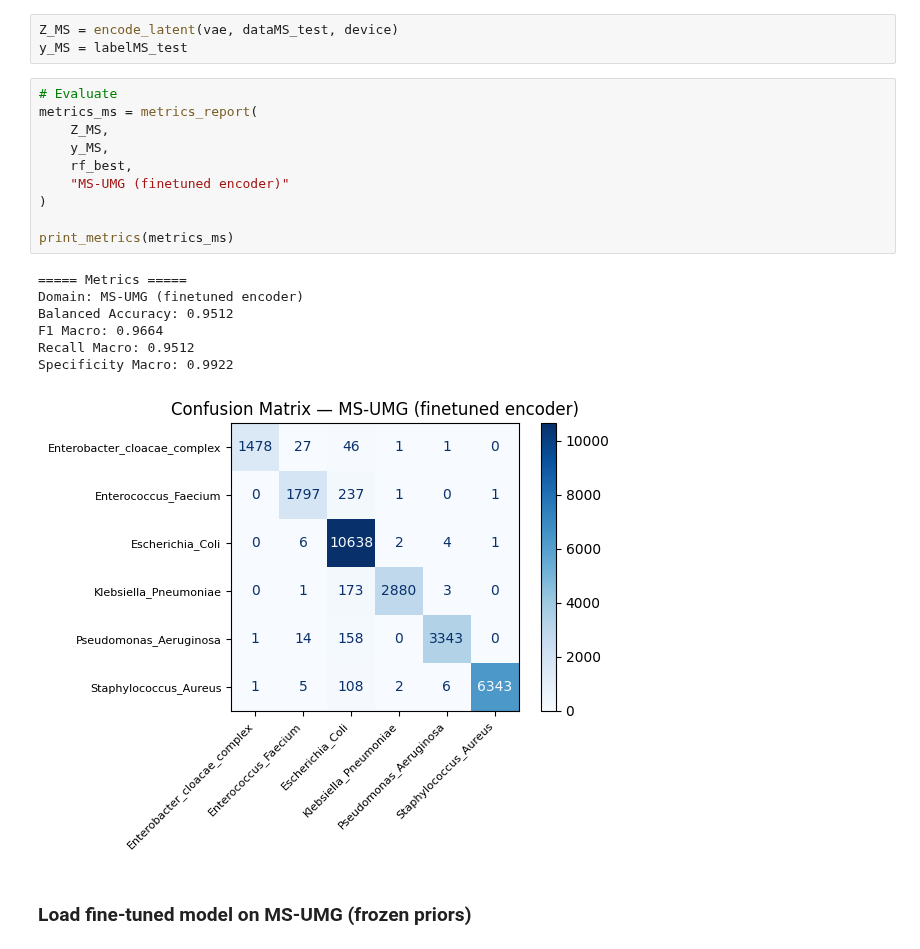
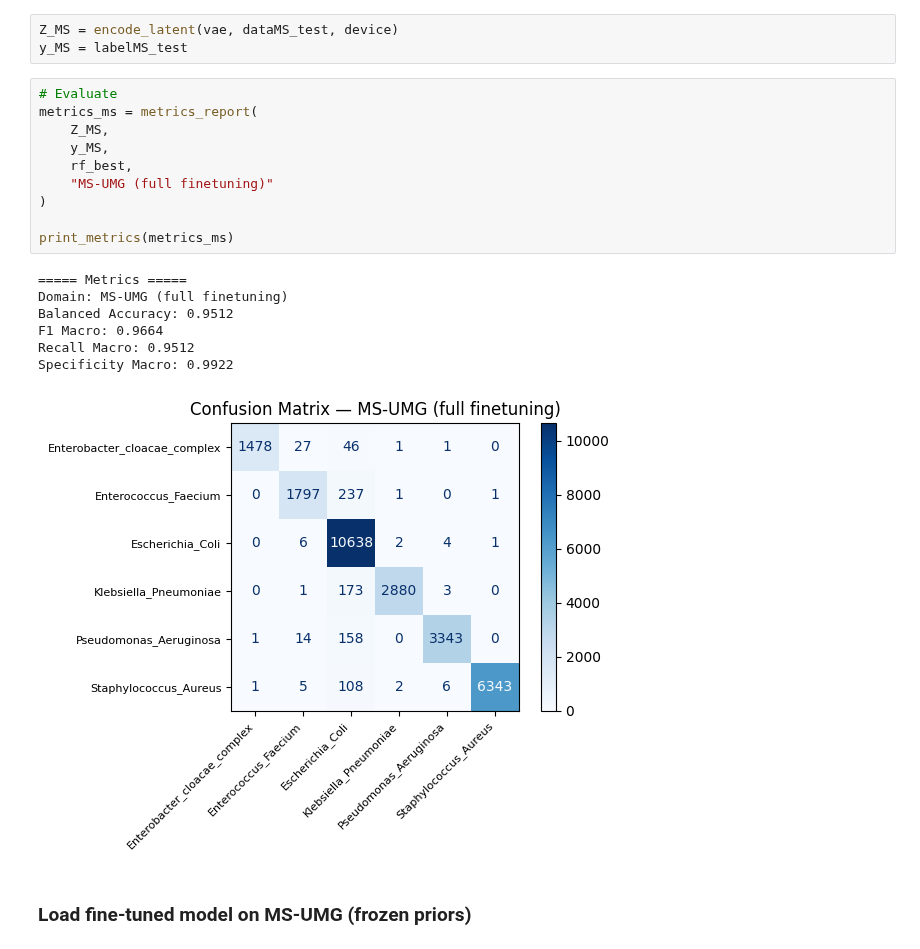
Before and after one commit to alexgaarciia/MALDIAlign, a Jupyter notebook: experiments/finetuning/notebooks/baselines_rf_latent_space_multidecoder_prior_train_driamsABC_marisma_rki_1000.ipynb, the cells around one changed output. Cells and saved outputs as stored; diff of their text form.

```diff
--- a/experiments/finetuning/notebooks/baselines_rf_latent_space_multidecoder_prior_train_driamsABC_marisma_rki_1000.ipynb
+++ b/experiments/finetuning/notebooks/baselines_rf_latent_space_multidecoder_prior_train_driamsABC_marisma_rki_1000.ipynb
@@ -486,21 +531,21 @@ y_MS = labelMS_test
 # %%
 # Evaluate
 metrics_ms = metrics_report(
     Z_MS,
     y_MS,
     rf_best,
-    "MS-UMG (finetuned encoder)"
+    "MS-UMG (full finetuning)"
 )
 
 print_metrics(metrics_ms)
 # %% [output]
 ===== Metrics =====
-Domain: MS-UMG (finetuned encoder)
+Domain: MS-UMG (full finetuning)
 Balanced Accuracy: 0.9512
 F1 Macro: 0.9664
 Recall Macro: 0.9512
 Specificity Macro: 0.9922
-[figure, old version]
+[figure, new version]
 # %% [markdown]
 ### Load fine-tuned model on MS-UMG (frozen priors)
 # %%
```
Also changed, not shown: parts of 12 cells of this notebook, 3 other files.
